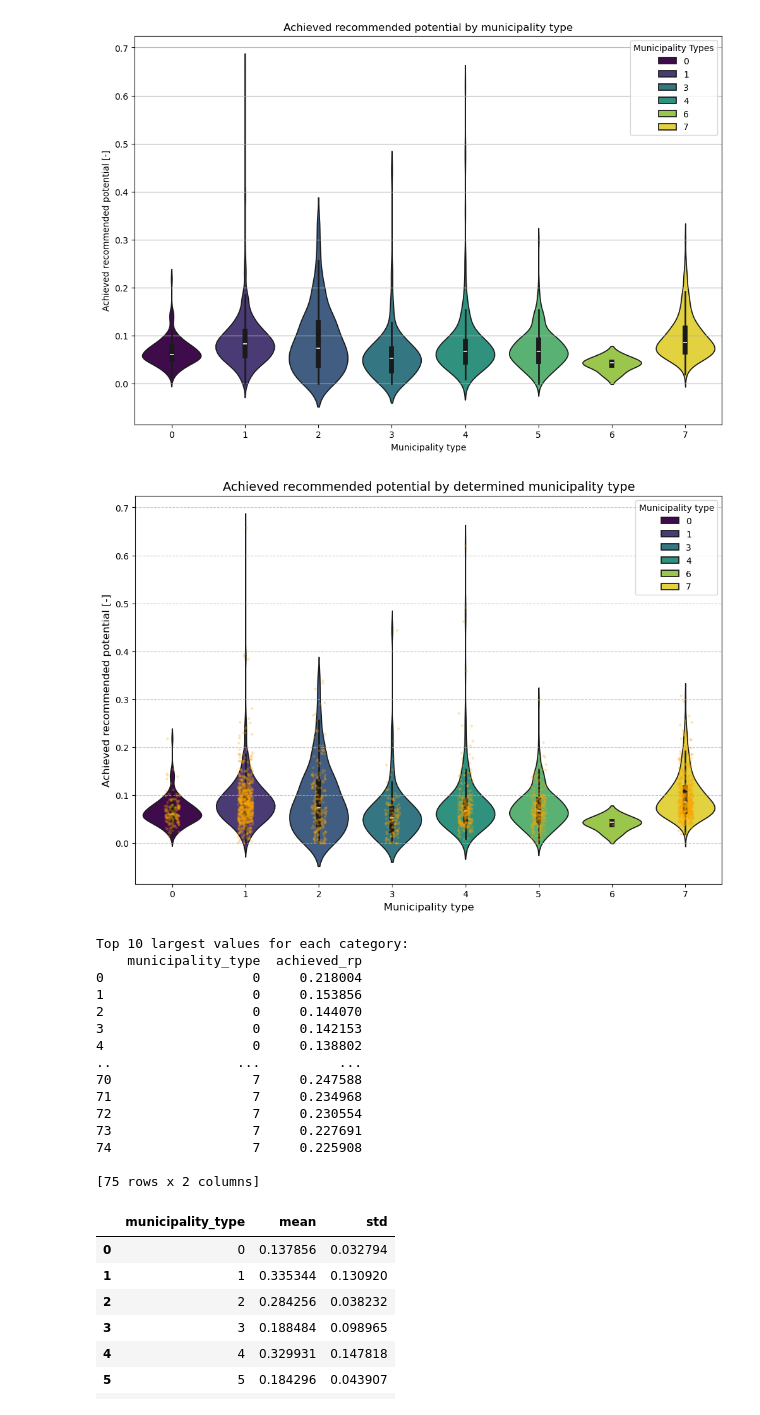
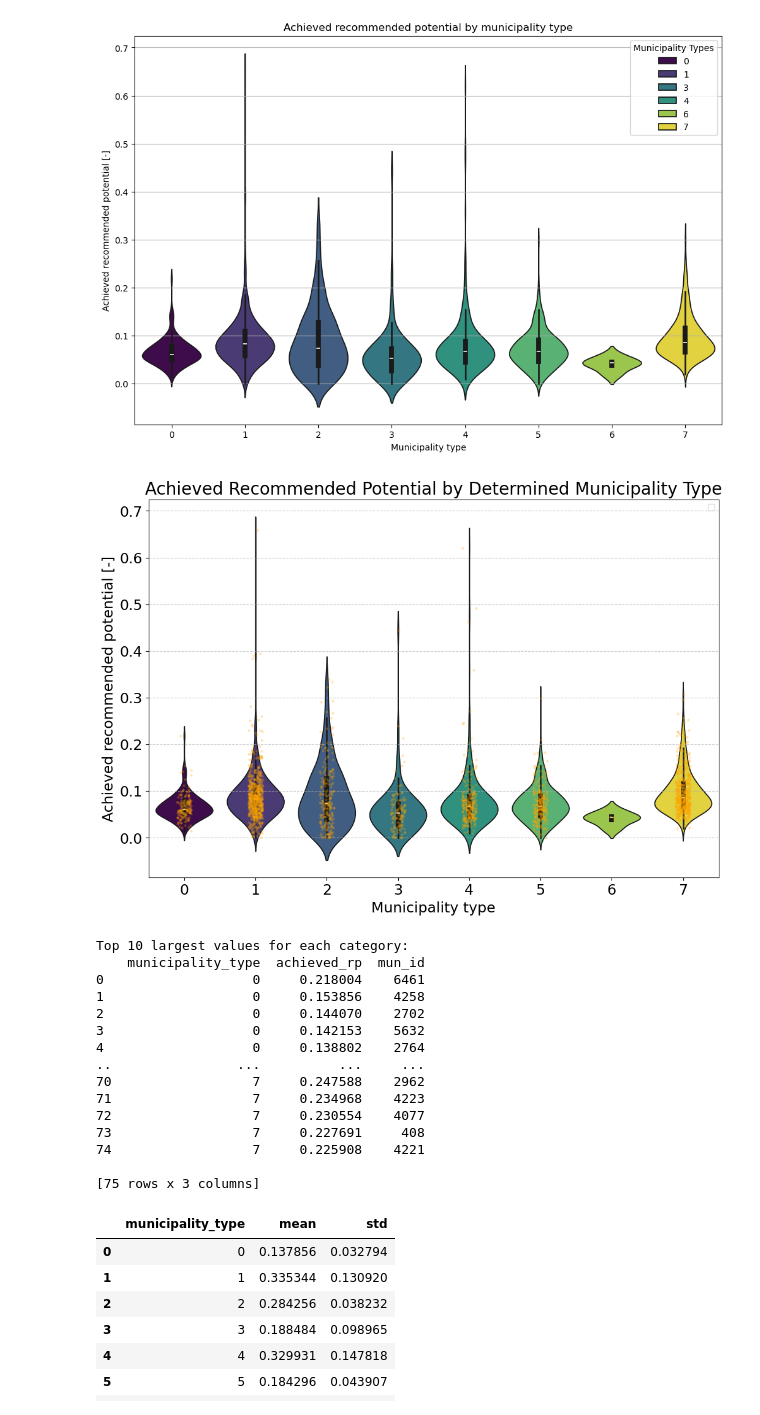
Before and after one commit to matheogodenzi/EnergyTransitionPotential, a Jupyter notebook: source/models/deep_embeddded_clustering.ipynb, the cells around one changed output. Cells and saved outputs as stored; diff of their text form; code cells hidden in the pictures.

```diff
--- a/source/models/deep_embeddded_clustering.ipynb
+++ b/source/models/deep_embeddded_clustering.ipynb
@@ -1078,55 +1078,57 @@ plt.show()
 # %%
 import matplotlib.pyplot as plt
 import seaborn as sns
 
 # Assuming Swiss_solar_potential DataFrame is already defined
 
 plt.figure(figsize=(12, 8))
 
 # Create the violin plot
 sns.violinplot(x="municipality_type", y="achieved_rp", hue="municipality_type", data=Swiss_solar_potential, palette="viridis")
 
 # Overlay the swarmplot for individual data points
 #sns.swarmplot(x="type", y="achieved_rp", data=Swiss_solar_potential, color="black", size=3, alpha=0.7)
 sns.stripplot(x="municipality_type", y="achieved_rp", data=Swiss_solar_potential, color="orange", size=3, alpha=0.3, jitter=True)
 
 
 # Title and labels
-plt.title("Achieved recommended potential by determined municipality type", fontsize=14)
-plt.xlabel("Municipality type", fontsize=12)
-plt.ylabel("Achieved recommended potential [-]", fontsize=12)
+plt.title("Achieved Recommended Potential by Determined Municipality Type", fontsize=20)
+plt.xlabel("Municipality type", fontsize=17)
+plt.ylabel("Achieved recommended potential [-]", fontsize=17)
 
 # Add grid
 plt.grid(axis="y", linestyle="--", alpha=0.7)
-plt.legend(title="Municipality type")
+plt.legend([])
+plt.xticks(size=17)
+plt.yticks(size=17)
 
 # Display the plot
 plt.show()
 # %% [output]
-[figure, old version]
+[figure, new version]
 # %%
 
 # Get the top 10 largest values for each category
-top_10_per_category = Swiss_solar_potential.groupby("municipality_type")[["municipality_type", "achieved_rp"]].apply(lambda x: x.nlargest(10, 'achieved_rp')).reset_index(drop=True)
+top_10_per_category = Swiss_solar_potential.groupby("municipality_type")[["municipality_type", "achieved_rp", "mun_id"]].apply(lambda x: x.nlargest(10, 'achieved_rp')).reset_index(drop=True)
 
 print("\nTop 10 largest values for each category:")
 print(top_10_per_category)
 # %% [output]
 Top 10 largest values for each category:
-    municipality_type  achieved_rp
-0                   0     0.218004
-1                   0     0.153856
-2                   0     0.144070
-3                   0     0.142153
-4                   0     0.138802
-..                ...          ...
-70                  7     0.247588
-71                  7     0.234968
-72                  7     0.230554
-73                  7     0.227691
-74                  7     0.225908
+    municipality_type  achieved_rp  mun_id
+0                   0     0.218004    6461
+1                   0     0.153856    4258
+2                   0     0.144070    2702
+3                   0     0.142153    5632
+4                   0     0.138802    2764
+..                ...          ...     ...
+70                  7     0.247588    2962
+71                  7     0.234968    4223
+72                  7     0.230554    4077
+73                  7     0.227691     408
+74                  7     0.225908    4221
 
-[75 rows x 2 columns]
+[75 rows x 3 columns]
 # %%
 average_std_top_10 = top_10_per_category.groupby("municipality_type")["achieved_rp"].agg(["mean", "std"]).reset_index()
 average_std_top_10
```
Also changed, not shown: parts of 10 cells of this notebook.
